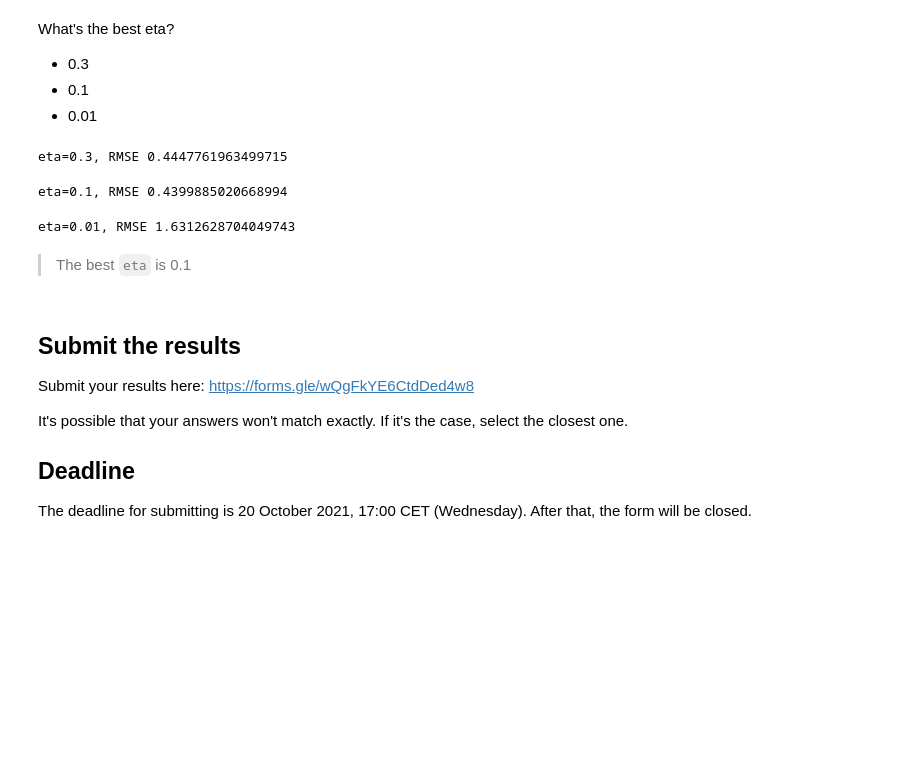
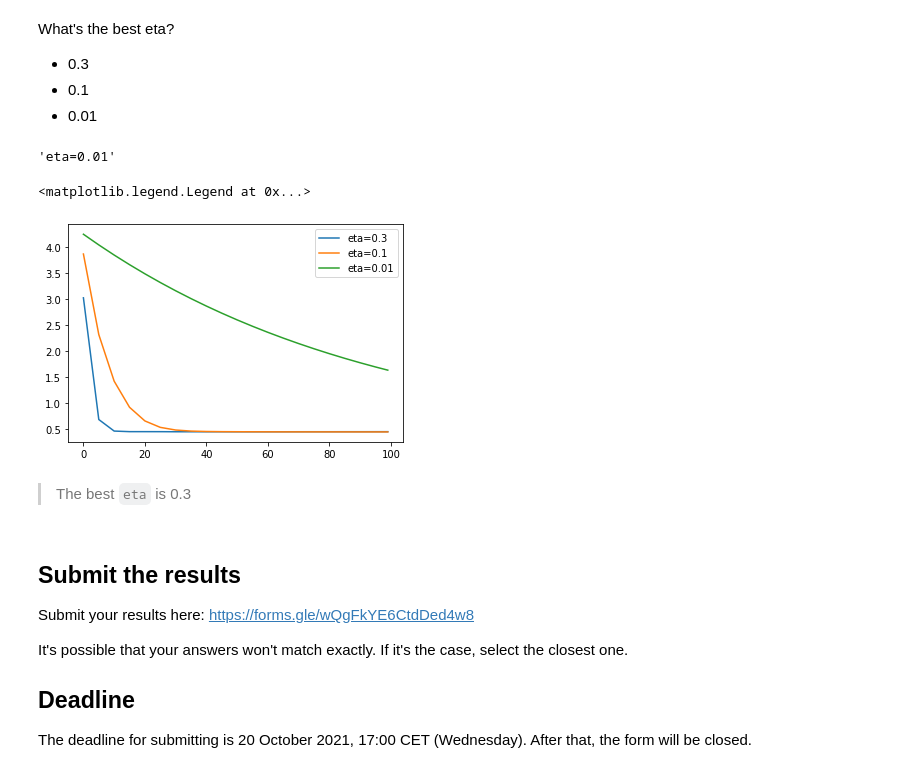
Before and after one commit to hevronig/course-zoomcamp, a Jupyter notebook: homework-06.ipynb, the cells around one changed output. Saved outputs shown, nothing was run; the diff lists cells and outputs as text; code cells hidden in the pictures; blank space fills up the shorter version.

Commit message:
HW6 - fixed error in Q6

```diff
--- a/homework-06.ipynb
+++ b/homework-06.ipynb
@@ -295 +312,4 @@ dval = xgb.DMatrix(X_val, label=y_val, feature_names=dv.feature_names_)
+# %%
+watchlist = [(dtrain, 'train'), (dval, 'val')]
+scores = {}
 # %%
@@ -309,46 +332,18 @@ model = xgb.train(xgb_params, dtrain, num_boost_round=100)
-# %%
-y_pred = model.predict(dval)
-print('eta=0.3, RMSE', np.sqrt(mean_squared_error(y_val, y_pred)))
-# %% [output]
-eta=0.3, RMSE 0.4447761963499715
-# %%
-xgb_params = {
-    'eta': 0.1,
-    'max_depth': 6,
-    'min_child_weight': 1,
-
-    'objective': 'reg:squarederror',
-    'nthread': 8,
-
-    'seed': 1,
-    'verbosity': 1,
-}
-
-model = xgb.train(xgb_params, dtrain, num_boost_round=100)
-y_pred = model.predict(dval)
-print('eta=0.1, RMSE', np.sqrt(mean_squared_error(y_val, y_pred)))
-# %% [output]
-eta=0.1, RMSE 0.4399885020668994
-# %%
-xgb_params = {
-    'eta': 0.01,
-    'max_depth': 6,
-    'min_child_weight': 1,
-
-    'objective': 'reg:squarederror',
-    'nthread': 8,
-
-    'seed': 1,
-    'verbosity': 1,
-}
-
-model = xgb.train(xgb_params, dtrain, num_boost_round=100)
-y_pred = model.predict(dval)
-print('eta=0.01, RMSE', np.sqrt(mean_squared_error(y_val, y_pred)))
-# %% [output]
-eta=0.01, RMSE 1.6312628704049743
+# %%
+key = 'eta=%s' % (xgb_params['eta'])
+scores[key] = parse_xgb_output(output)
+key
+# %% [output]
+'eta=0.01'
+# %%
+for key, df_score in scores.items():
+    plt.plot(df_score.num_iter, df_score.val_rmse, label=key)
+plt.legend()
+# %% [output]
+<matplotlib.legend.Legend at 0x...>
+[figure, added]
 # %% [markdown]
-> The best `eta` is 0.1
+> The best `eta` is 0.3
 # %% [markdown]
 ## Submit the results
 
```
Also changed, not shown: parts of 2 cells of this notebook.
